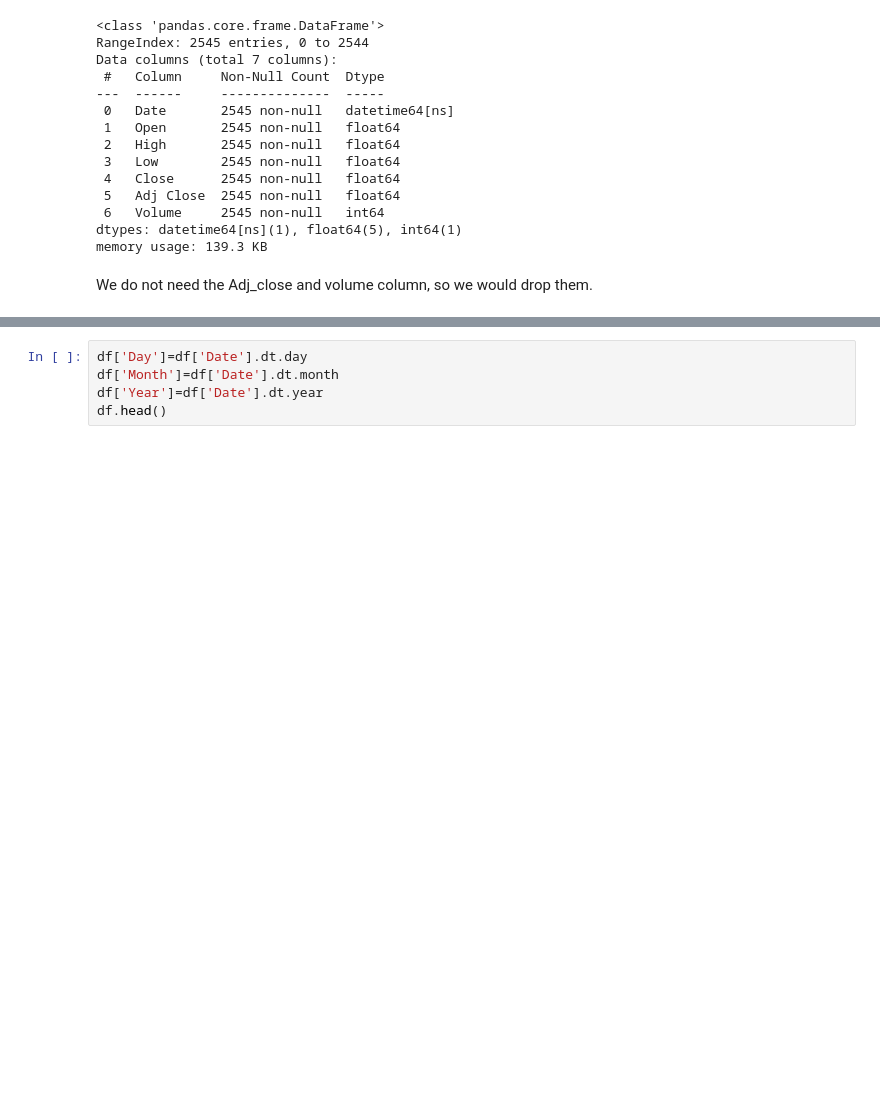
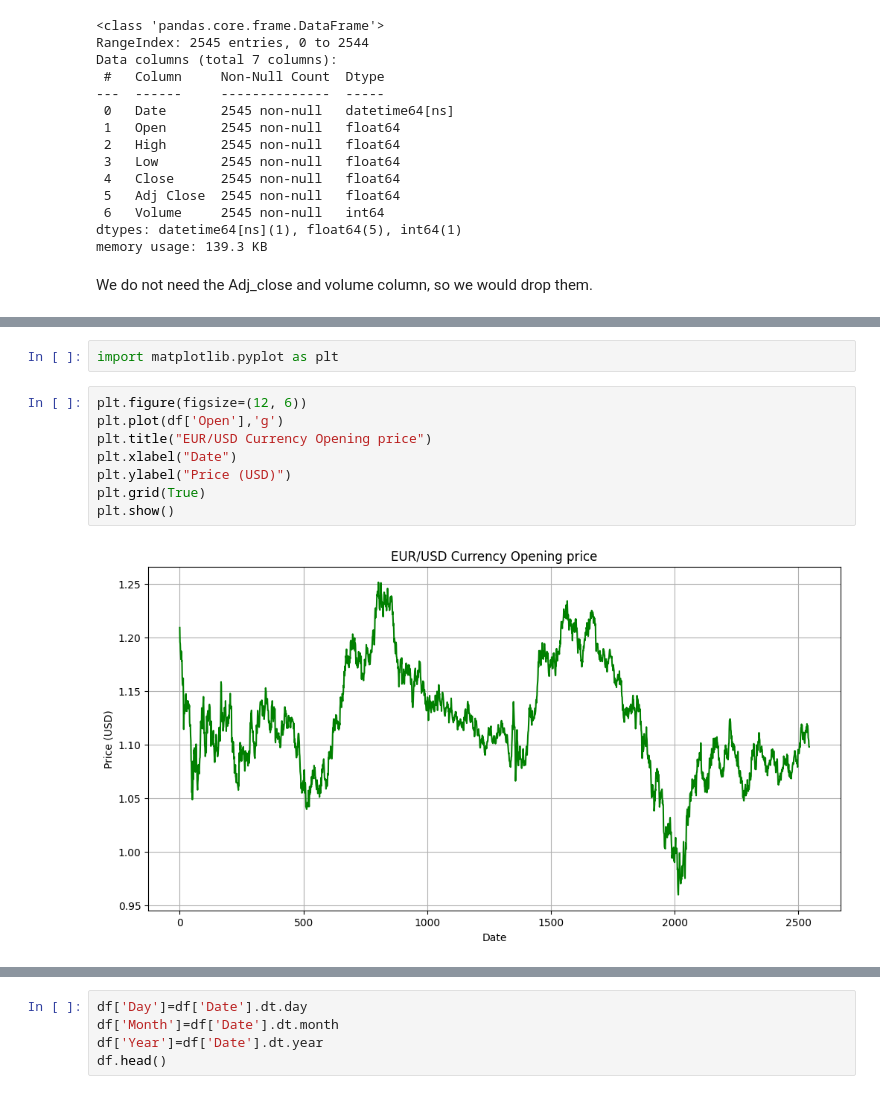
Before and after one commit to stealth44/market_automation, a Jupyter notebook: market_automate.ipynb, the cells around one changed output, grey strips where cells are left out. Saved outputs shown, nothing was run; the diff lists cells and outputs as text; blank space fills up the shorter version.

Commit message:
created market_price.csv dataset and started data preprocessing

```diff
--- a/market_automate.ipynb
+++ b/market_automate.ipynb
@@ -66,0 +67,12 @@ df.head()
+# %%
+import matplotlib.pyplot as plt
+# %%
+plt.figure(figsize=(12, 6))
+plt.plot(df['Open'],'g')
+plt.title("EUR/USD Currency Opening price")
+plt.xlabel("Date")
+plt.ylabel("Price (USD)")
+plt.grid(True)
+plt.show()
+# %% [output]
+[figure, added]
```
Also changed, not shown: parts of 12 cells of this notebook, 1 other file.
